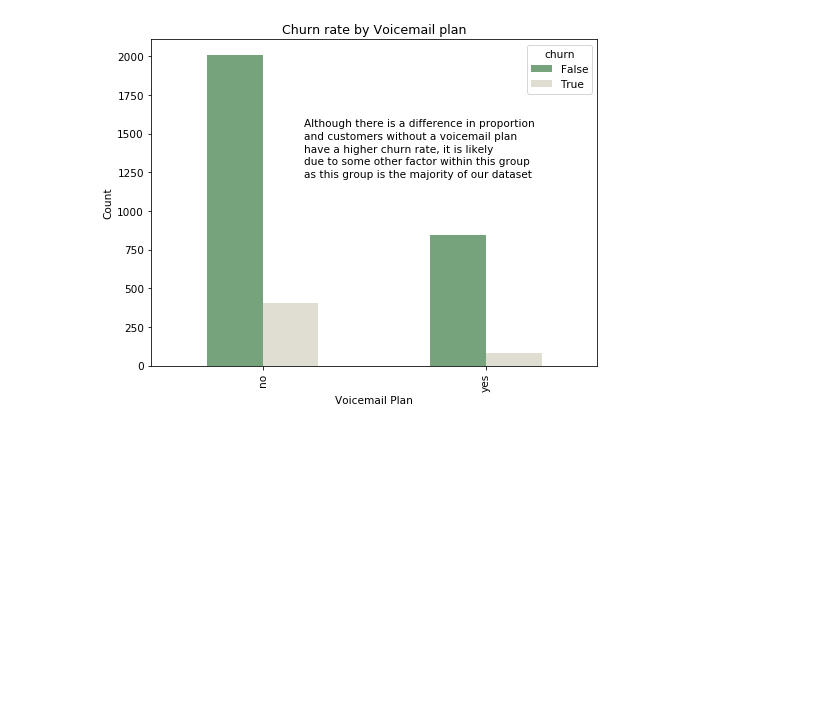
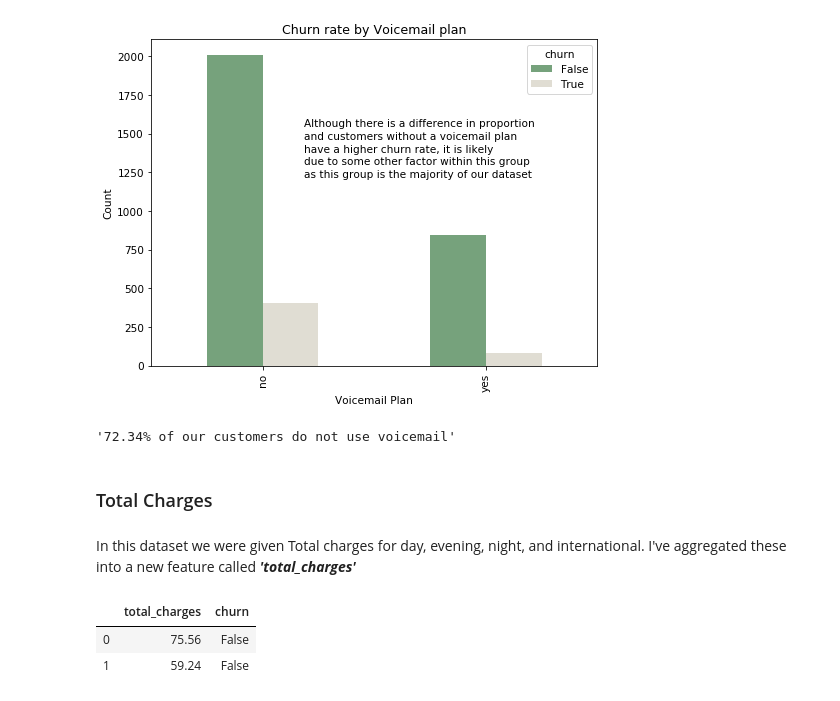
Before and after one commit to LeDorean/churn_analysis, a Jupyter notebook: notebooks/exploratory.ipynb, the cells around one changed output. Cells and saved outputs as stored; diff of their text form; code cells hidden in the pictures; blank space fills up the shorter version.

```diff
--- a/notebooks/exploratory.ipynb
+++ b/notebooks/exploratory.ipynb
@@ -213,3 +213,19 @@ fig.text(.39,.56,'as this group is the majority of our dataset');
 plt.rcParams.update({'font.size': 10.5})
 # %% [output]
 [figure]
+# %%
+'{:.2%} of our customers do not use voicemail'.format(df['voice mail plan'].value_counts(normalize=True)[0])
+# %% [output]
+'72.34% of our customers do not use voicemail'
+# %% [markdown]
+### Total Charges
+# %% [markdown]
+In this dataset we were given Total charges for day, evening, night, and international. I've aggregated these into a new feature called __*'total_charges'*__
+# %%
+total_charges = df['total day charge'] + df['total eve charge'] + df['total night charge']  + df['total intl charge']
+total_charges_df = pd.concat([total_charges,df['churn']],axis=1).rename(columns={0:'total_charges'})
+total_charges_df.head(2)
+# %% [output]
+|  | total_charges | churn |
+| 0 | 75.56 | False |
+| 1 | 59.24 | False |
```
Also changed, not shown: parts of 6 cells of this notebook.
